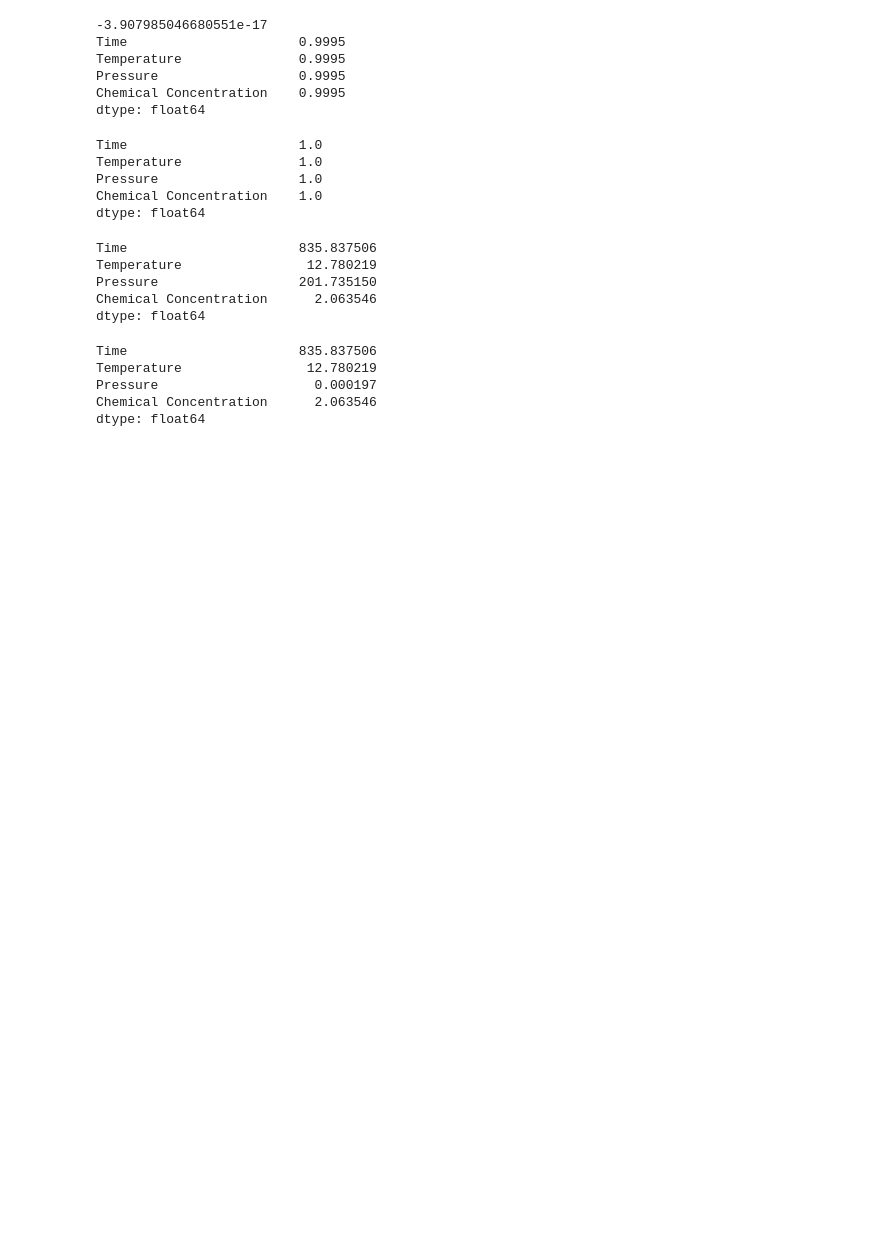
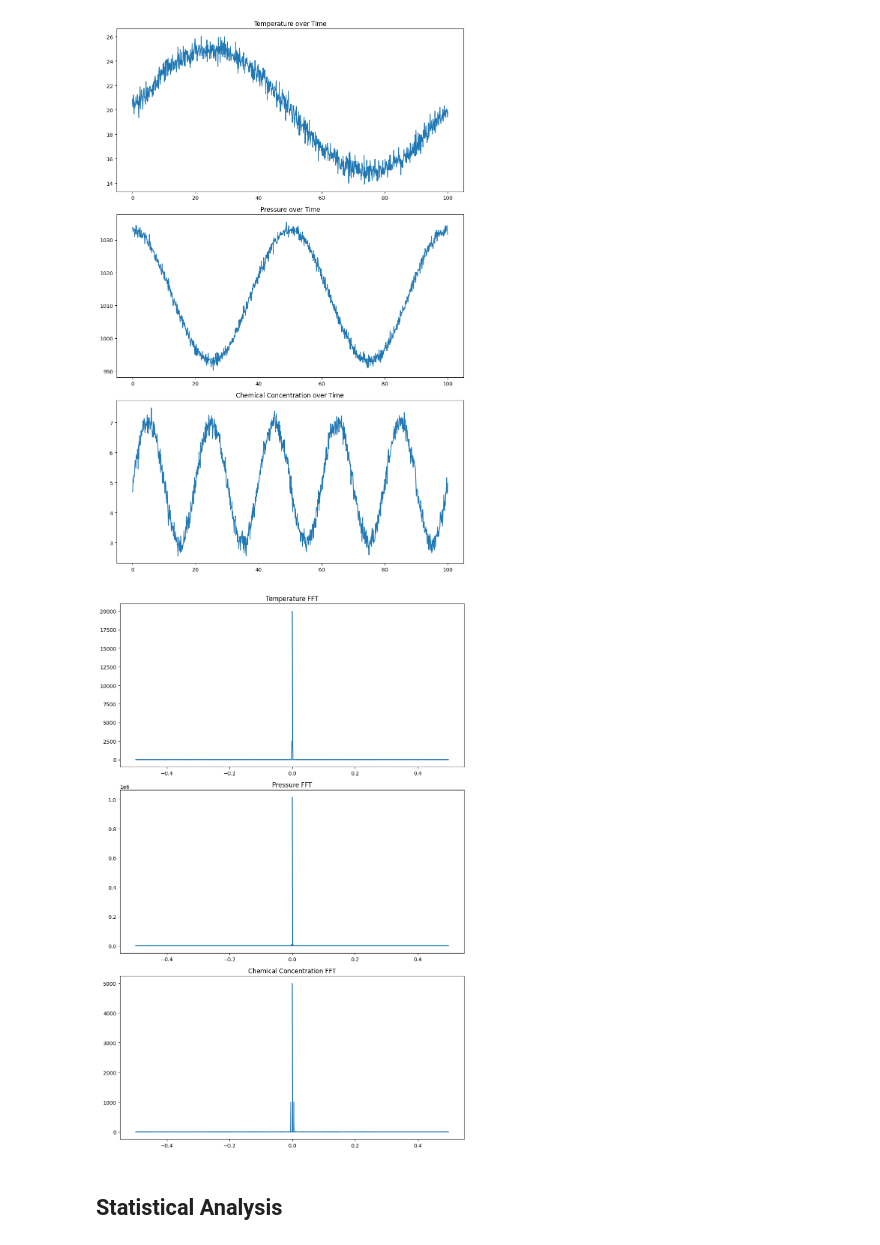
Before and after one commit to kvlrdhrs/DI-Bootcamp, a Jupyter notebook: Week6/Day4/Daily Challenge/daily.ipynb, the cells around one changed output. Saved outputs shown, nothing was run; the diff lists cells and outputs as text; code cells hidden in the pictures; blank space fills up the shorter version.

```diff
--- a/Week6/Day4/Daily Challenge/daily.ipynb
+++ b/Week6/Day4/Daily Challenge/daily.ipynb
@@ -76,36 +43,42 @@ df_normal
-# %%
-print(np.mean(df_normal))
-print(np.std(df_normal))
-# %% [output]
--3.907985046680551e-17
-Time                      0.9995
-Temperature               0.9995
-Pressure                  0.9995
-Chemical Concentration    0.9995
-dtype: float64
-# %%
-# Logarithmic Scaling
-df_normal.var()
-# %% [output]
-Time                      1.0
-Temperature               1.0
-Pressure                  1.0
-Chemical Concentration    1.0
-dtype: float64
-# %%
-df.var()
-# %% [output]
-Time                      835.837506
-Temperature                12.780219
-Pressure                  201.735150
-Chemical Concentration      2.063546
-dtype: float64
-# %%
-df['Pressure'] = np.log(df['Pressure'])
-df.var()
-# %% [output]
-Time                      835.837506
-Temperature                12.780219
-Pressure                    0.000197
-Chemical Concentration      2.063546
-dtype: float64
+# %%
+
+# Normalization
+ninja_data_normalized = (ninja_data - ninja_data.mean()) / ninja_data.std()
+
+# Logarithmic Scaling (optional)
+ninja_data_log_scaled = np.log(ninja_data_normalized + 1)
+
+# Fourier Transformation
+temperature_fft = np.fft.fft(ninja_data['Temperature'])
+pressure_fft = np.fft.fft(ninja_data['Pressure'])
+chemical_concentration_fft = np.fft.fft(ninja_data['Chemical Concentration'])
+
+# Frequency components
+freq = np.fft.fftfreq(n_entries)
+
+# Visualization of the original data
+fig, axs = plt.subplots(3, 1, figsize=(10, 15))
+axs[0].plot(ninja_data['Time'], ninja_data['Temperature'])
+axs[0].set_title('Temperature over Time')
+axs[1].plot(ninja_data['Time'], ninja_data['Pressure'])
+axs[1].set_title('Pressure over Time')
+axs[2].plot(ninja_data['Time'], ninja_data['Chemical Concentration'])
+axs[2].set_title('Chemical Concentration over Time')
+plt.tight_layout()
+plt.show()
+
+# Visualization of the Fourier Transformed data
+fig, axs = plt.subplots(3, 1, figsize=(10, 15))
+axs[0].plot(freq, np.abs(temperature_fft))
+axs[0].set_title('Temperature FFT')
+axs[1].plot(freq, np.abs(pressure_fft))
+axs[1].set_title('Pressure FFT')
+axs[2].plot(freq, np.abs(chemical_concentration_fft))
+axs[2].set_title('Chemical Concentration FFT')
+plt.tight_layout()
+plt.show()
+# %% [output]
+[figure, added]
+[figure, added]
+# %% [markdown]
+## Statistical Analysis
```
Also changed, not shown: parts of 13 cells of this notebook.
